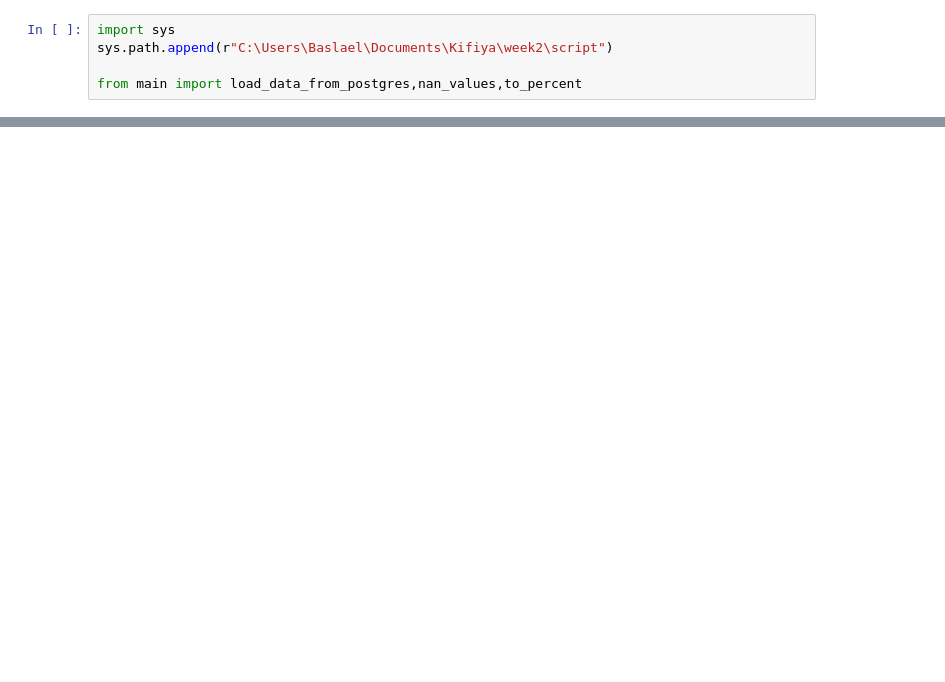
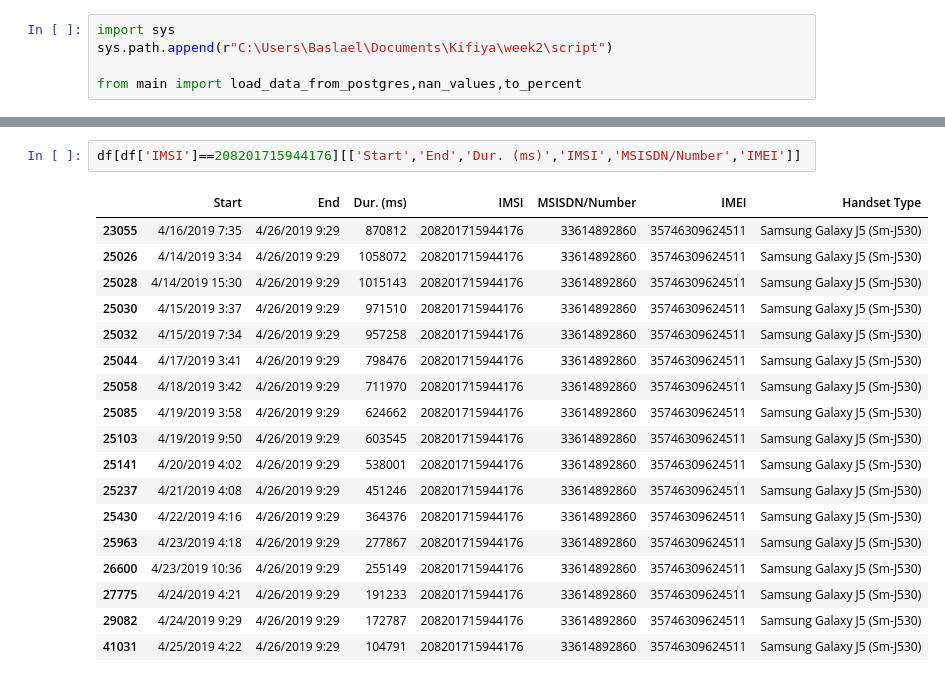
Before and after one commit to Basi7-prog/week-2, a Jupyter notebook: Notebook/postgress_load.ipynb, the cells around one changed output, grey strips where cells are left out. Saved outputs shown, nothing was run; the diff lists cells and outputs as text; blank space fills up the shorter version.

```diff
--- a/Notebook/postgress_load.ipynb
+++ b/Notebook/postgress_load.ipynb
@@ -64,0 +108,21 @@ Name: Handset Type, dtype: float64
+# %%
+df[df['IMSI']==208201715944176][['Start','End','Dur. (ms)','IMSI','MSISDN/Number','IMEI']]
+# %% [output]
+|  | Start | End | Dur. (ms) | IMSI | MSISDN/Number | IMEI | Handset Type |
+| 23055 | 4/16/2019 7:35 | 4/26/2019 9:29 | 870812 | 208201715944176 | 33614892860 | 35746309624511 | Samsung Galaxy J5 (Sm-J530) |
+| 25026 | 4/14/2019 3:34 | 4/26/2019 9:29 | 1058072 | 208201715944176 | 33614892860 | 35746309624511 | Samsung Galaxy J5 (Sm-J530) |
+| 25028 | 4/14/2019 15:30 | 4/26/2019 9:29 | 1015143 | 208201715944176 | 33614892860 | 35746309624511 | Samsung Galaxy J5 (Sm-J530) |
+| 25030 | 4/15/2019 3:37 | 4/26/2019 9:29 | 971510 | 208201715944176 | 33614892860 | 35746309624511 | Samsung Galaxy J5 (Sm-J530) |
+| 25032 | 4/15/2019 7:34 | 4/26/2019 9:29 | 957258 | 208201715944176 | 33614892860 | 35746309624511 | Samsung Galaxy J5 (Sm-J530) |
+| 25044 | 4/17/2019 3:41 | 4/26/2019 9:29 | 798476 | 208201715944176 | 33614892860 | 35746309624511 | Samsung Galaxy J5 (Sm-J530) |
+| 25058 | 4/18/2019 3:42 | 4/26/2019 9:29 | 711970 | 208201715944176 | 33614892860 | 35746309624511 | Samsung Galaxy J5 (Sm-J530) |
+| 25085 | 4/19/2019 3:58 | 4/26/2019 9:29 | 624662 | 208201715944176 | 33614892860 | 35746309624511 | Samsung Galaxy J5 (Sm-J530) |
+| 25103 | 4/19/2019 9:50 | 4/26/2019 9:29 | 603545 | 208201715944176 | 33614892860 | 35746309624511 | Samsung Galaxy J5 (Sm-J530) |
+| 25141 | 4/20/2019 4:02 | 4/26/2019 9:29 | 538001 | 208201715944176 | 33614892860 | 35746309624511 | Samsung Galaxy J5 (Sm-J530) |
+| 25237 | 4/21/2019 4:08 | 4/26/2019 9:29 | 451246 | 208201715944176 | 33614892860 | 35746309624511 | Samsung Galaxy J5 (Sm-J530) |
+| 25430 | 4/22/2019 4:16 | 4/26/2019 9:29 | 364376 | 208201715944176 | 33614892860 | 35746309624511 | Samsung Galaxy J5 (Sm-J530) |
+| 25963 | 4/23/2019 4:18 | 4/26/2019 9:29 | 277867 | 208201715944176 | 33614892860 | 35746309624511 | Samsung Galaxy J5 (Sm-J530) |
+| 26600 | 4/23/2019 10:36 | 4/26/2019 9:29 | 255149 | 208201715944176 | 33614892860 | 35746309624511 | Samsung Galaxy J5 (Sm-J530) |
+| 27775 | 4/24/2019 4:21 | 4/26/2019 9:29 | 191233 | 208201715944176 | 33614892860 | 35746309624511 | Samsung Galaxy J5 (Sm-J530) |
+| 29082 | 4/24/2019 9:29 | 4/26/2019 9:29 | 172787 | 208201715944176 | 33614892860 | 35746309624511 | Samsung Galaxy J5 (Sm-J530) |
+| 41031 | 4/25/2019 4:22 | 4/26/2019 9:29 | 104791 | 208201715944176 | 33614892860 | 35746309624511 | Samsung Galaxy J5 (Sm-J530) |
```
Also changed, not shown: parts of 6 cells of this notebook, 1 other file.
